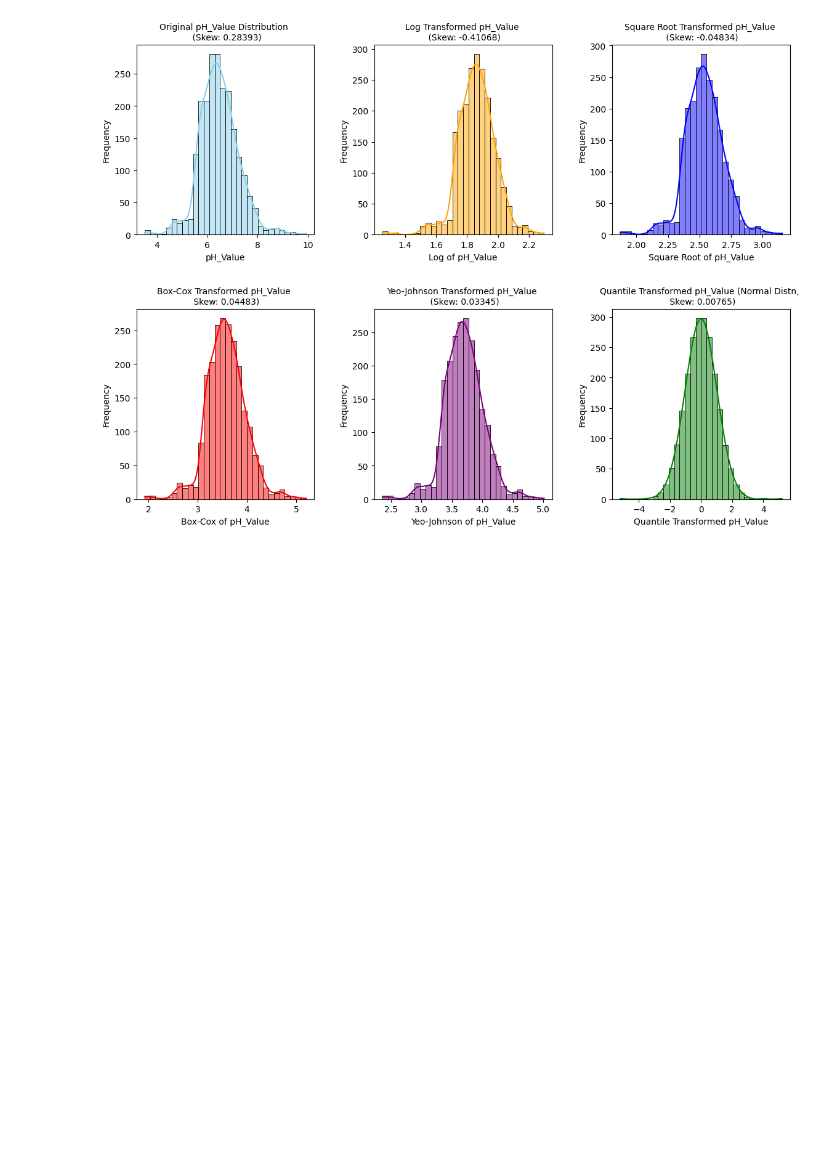
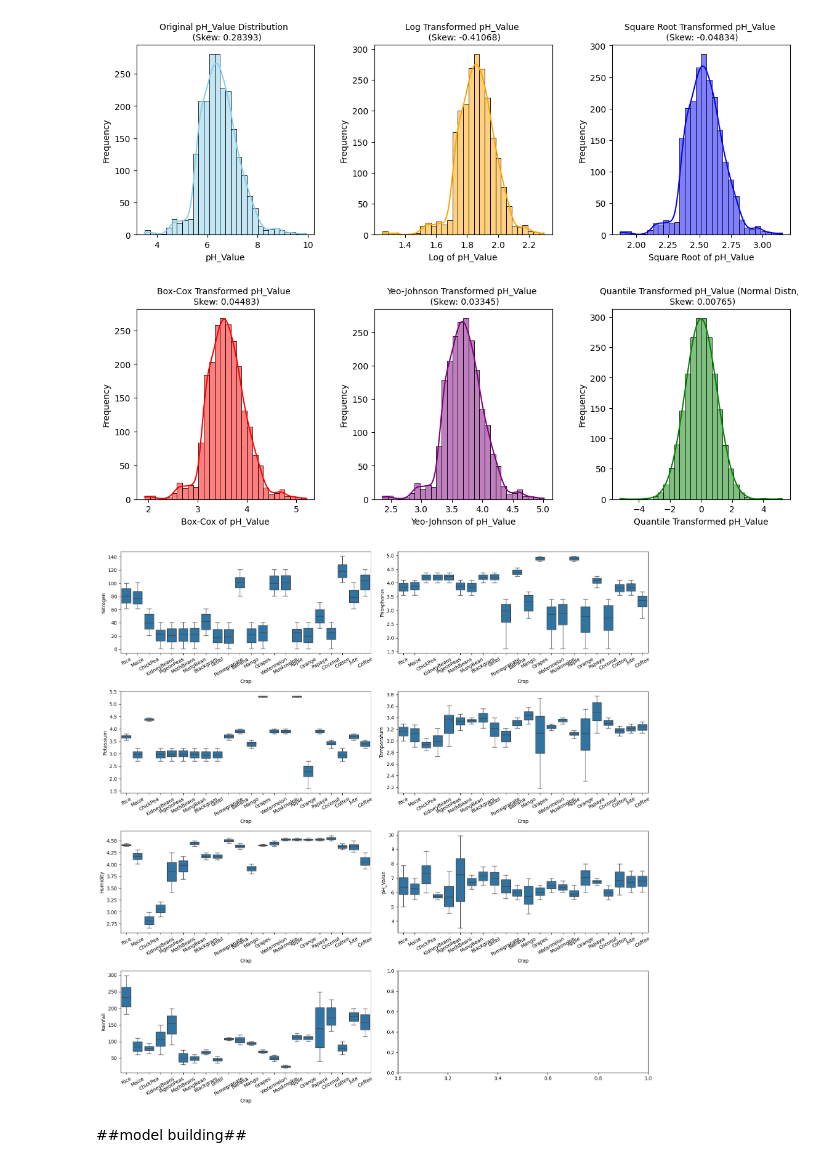
Before and after one commit to subhangi03/AgriSage, a Jupyter notebook: cleaning.ipynb, the cells around one changed output. Cells and saved outputs as stored; diff of their text form; code cells hidden in the pictures; blank space fills up the shorter version.

```diff
--- a/cleaning.ipynb
+++ b/cleaning.ipynb
@@ -364,3 +377,19 @@ transformation_method(a1, features[3])
 transformation_method(a1, features[5])
 # %% [output]
 [figure]
+# %%
+n_cols = 2
+n_rows = 4
+fig, ax = plt.subplots(n_rows, n_cols, figsize=(16, 4*n_rows))
+ax = ax.flatten()
+
+for i, feature in enumerate(features):
+    sb.boxplot(data=a1, x=target, y=feature,ax=ax[i] )
+    ax[i].tick_params(axis='x', rotation=30)
+
+plt.tight_layout()
+plt.show(block=False)
+# %% [output]
+[figure, added]
+# %% [markdown]
+##model building##
```
Also changed, not shown: parts of 8 cells of this notebook.
